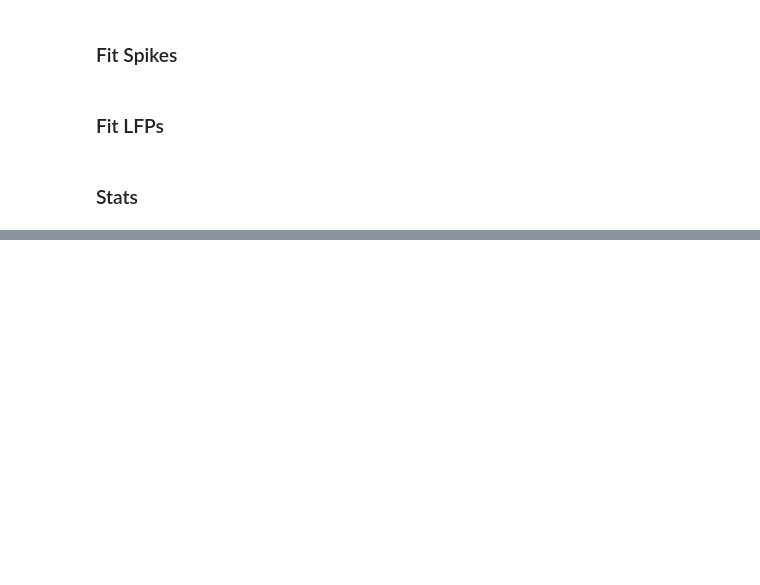
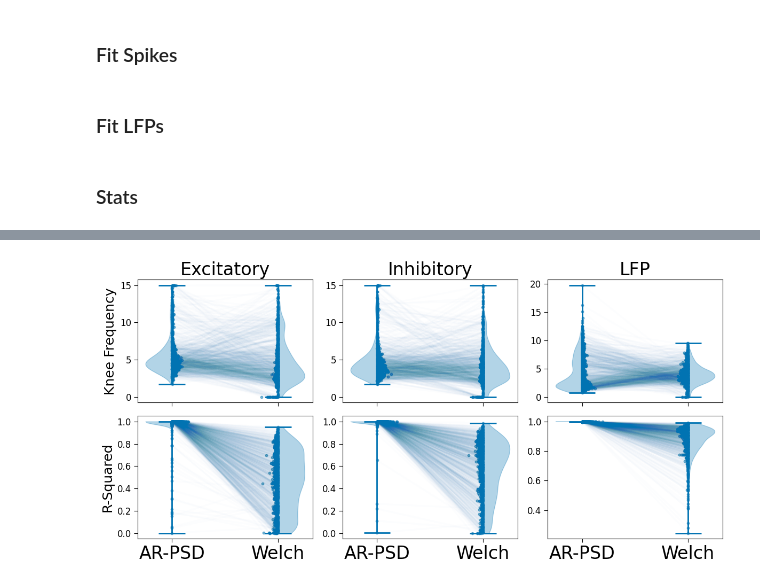
Before and after one commit to voytekresearch/timescale-methods, a Jupyter notebook: docs/figures/fig05_sleep_vs_wake.ipynb, the cells around one changed output, grey strips where cells are left out. Saved outputs shown, nothing was run; the diff lists cells and outputs as text; code cells hidden in the pictures; blank space fills up the shorter version.

```diff
--- a/docs/figures/fig05_sleep_vs_wake.ipynb
+++ b/docs/figures/fig05_sleep_vs_wake.ipynb
@@ -443,0 +237,12 @@ plt.savefig('fig05_sleep_vs_wake.png', dpi=300, facecolor='w');
+# %%
+data = {}
+
+for dtype in ['ex', 'in', 'lfp']:
+    i = {}
+    for ttype in ['nrem', 'wake']:
+        i[ttype] = {}
+        for stype in ['ar', 'welch']:
+            i[ttype][stype] = {'tau': psds[dtype+'_'+ttype+'_'+stype].tau,
+                               'knee': psds[dtype+'_'+ttype+'_'+stype].knee_freq,
+                               'rsq': psds[dtype+'_'+ttype+'_'+stype].rsq}
+    data[dtype] = i.copy()
@@ -443,0 +271,40 @@ plt.savefig('fig05_sleep_vs_wake.png', dpi=300, facecolor='w');
+# %%
+from timescales.plts import plot_connected_scatter
+
+
+fig, axes = plt.subplots(ncols=3, nrows=2, figsize=(12, 6), sharex=True)
+
+
+for j, dtype in enumerate(['ex', 'in', 'lfp']):
+
+    for i, measure in enumerate(['knee', 'rsq']):
+
+        df = pd.DataFrame()
+
+        df[' '] = np.concatenate((
+            ['Welch'] * len(data[dtype]['nrem']['ar'][measure]),
+            ['AR'] * len(data[dtype]['wake']['ar'][measure]) ,
+        ))
+
+        df['AR-PSD'] = np.concatenate((
+            data[dtype]['nrem']['ar'][measure],
+            data[dtype]['wake']['ar'][measure]
+        ))
+
+        df['Welch'] = np.concatenate((
+            data[dtype]['nrem']['welch'][measure],
+            data[dtype]['wake']['welch'][measure]
+        ))
+
+        plot_connected_scatter(df['AR-PSD'], df['Welch'], axes[i][j], line_alpha=.01,
+                               xticklabels=['AR-PSD', 'Welch'])
+
+axes[0][0].set_title('Excitatory')
+axes[0][1].set_title('Inhibitory')
+axes[0][2].set_title('LFP')
+
+axes[0][0].set_ylabel('Knee Frequency')
+axes[1][0].set_ylabel('R-Squared')
+plt.tight_layout()
+# %% [output]
+[figure, added]
```
Also changed, not shown: parts of 15 cells of this notebook.
